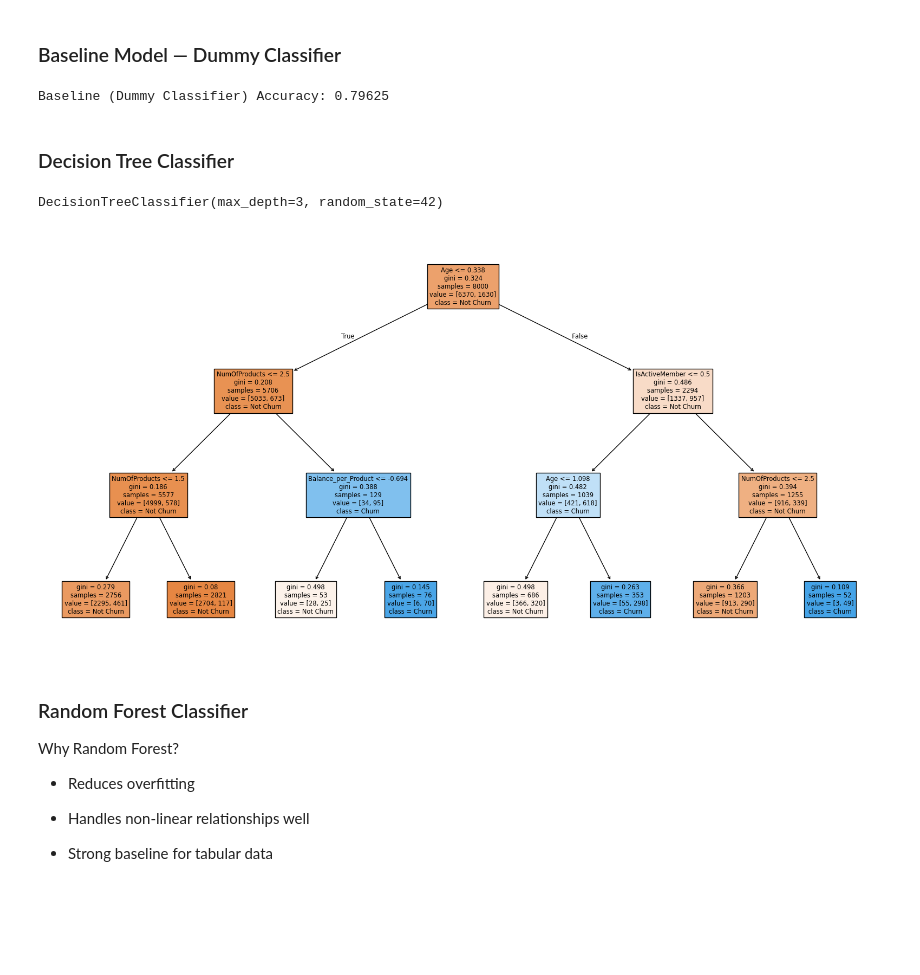
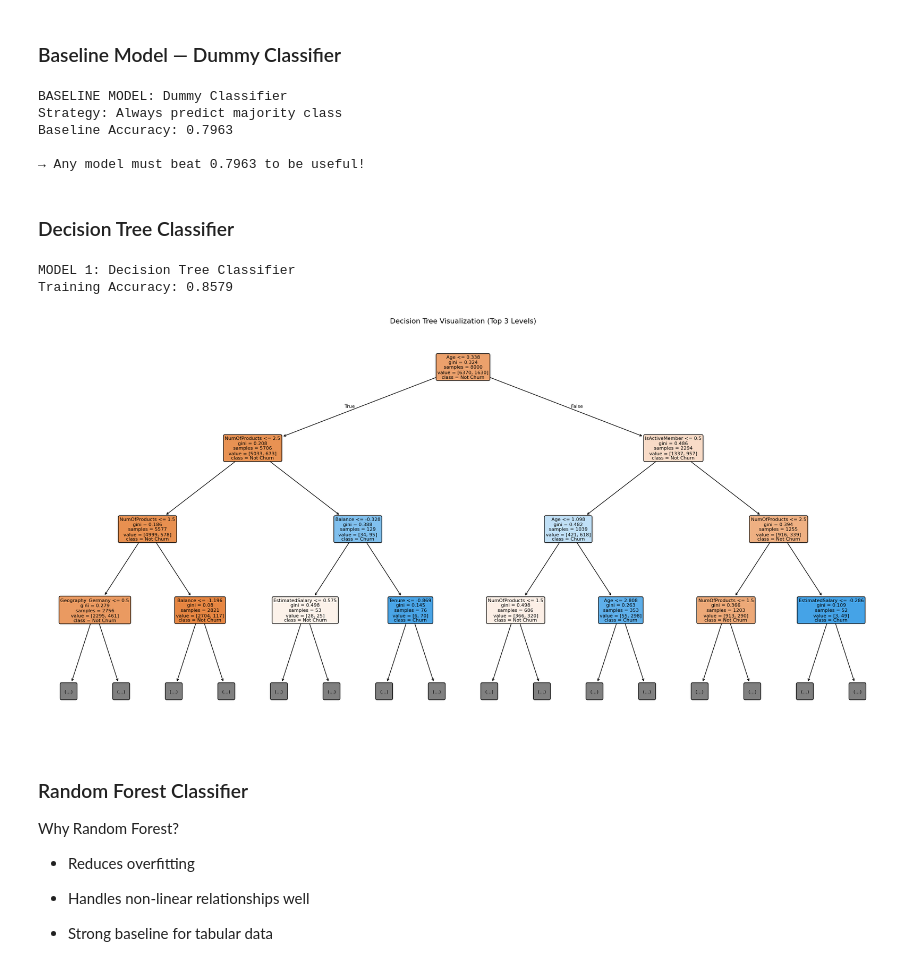
Before and after one commit to ankitkumarluhar-bot/BANK_CHURN, a Jupyter notebook: main.ipynb, the cells around one changed output. Drawn from its saved outputs; the diff is of its cells as text; code cells hidden in the pictures; blank space fills up the shorter version.

```diff
--- a/main.ipynb
+++ b/main.ipynb
@@ -59,4 +100,4 @@ X_train, X_test, y_train, y_test = train_test_split(
     test_size=0.20,
     random_state=RANDOM_SEED,
     stratify=y
-) # applying stratification to preserve class proportions in both sets
+)
@@ -155,7 +187,7 @@ X_train, X_test = X_train.align(X_test, join="left", axis=1, fill_value=0)
 ### Feature Creation (Derived Feature)
 # %%
 # Creating Balance_per_product
-# Customers with high balance but few products may churn. It helps us capture the customer engagement vs value.
+#Customers with high balance but few products may churn
 X_train["Balance_per_Product"] = (
     X_train["Balance"] / (X_train["NumOfProducts"] + 1)
 )
@@ -163,3 +195,17 @@ X_train["Balance_per_Product"] = (
 X_test["Balance_per_Product"] = (
     X_test["Balance"] / (X_test["NumOfProducts"] + 1)
 )
+
+#Age Group
+#Different age groups may have different churn patterns
+X_train["Is_Senior"] = (X_train["Age"] >= 50).astype(int)
+X_test["Is_Senior"] = (X_test["Age"] >= 50).astype(int)
+print("✓ Created: Is_Senior (Age >= 50)")
+
+#Is_Active_Member with Balance
+# Inactive members with balance might churn
+X_train["Inactive_with_Balance"] = ((X_train["IsActiveMember"] == 0) & (X_train["Balance"] > 0)).astype(int)
+X_test["Inactive_with_Balance"] = ((X_test["IsActiveMember"] == 0) & (X_test["Balance"] > 0)).astype(int)
+print("✓ Created: Inactive_with_Balance")
+
+print(f"\nFinal feature count: {X_train.shape[1]}")
@@ -198,41 +273,59 @@ Feature engineering and preprocessing were performed strictly on the training da
 from sklearn.dummy import DummyClassifier
 from sklearn.metrics import accuracy_score
 # %%
+print("BASELINE MODEL: Dummy Classifier")
 dummy_clf = DummyClassifier(strategy="most_frequent", random_state=RANDOM_SEED)
 dummy_clf.fit(X_train, y_train)
 
 y_train_pred_dummy = dummy_clf.predict(X_train)
 dummy_accuracy = accuracy_score(y_train, y_train_pred_dummy)
 
-print("Baseline (Dummy Classifier) Accuracy:", dummy_accuracy)
+print(f"Strategy: Always predict majority class")
+print(f"Baseline Accuracy: {dummy_accuracy:.4f}")
+print(f"\n→ Any model must beat {dummy_accuracy:.4f} to be useful!")
 # %% [output]
-Baseline (Dummy Classifier) Accuracy: 0.79625
+BASELINE MODEL: Dummy Classifier
+Strategy: Always predict majority class
+Baseline Accuracy: 0.7963
+
+→ Any model must beat 0.7963 to be useful!
 # %% [markdown]
 ### Decision Tree Classifier
 # %%
-from sklearn.tree import DecisionTreeClassifier
+from sklearn.tree import DecisionTreeClassifier, plot_tree
+print("MODEL 1: Decision Tree Classifier")
 dt_clf = DecisionTreeClassifier(
-    max_depth=3,
+    max_depth=5,
+    min_samples_split=20,
+    min_samples_leaf=10,
     random_state=RANDOM_SEED
 )
 
 dt_clf.fit(X_train, y_train)
+
+# Training accuracy
+dt_train_acc = accuracy_score(y_train, dt_clf.predict(X_train))
+print(f"Training Accuracy: {dt_train_acc:.4f}")
 # %% [output]
-DecisionTreeClassifier(max_depth=3, random_state=42)
+MODEL 1: Decision Tree Classifier
+Training Accuracy: 0.8579
 # %%
-# Tree visualisation
-from sklearn.tree import plot_tree
-
+# Tree visualization
 plt.figure(figsize=(20, 10))
 plot_tree(
     dt_clf,
     feature_names=X_train.columns,
     class_names=["Not Churn", "Churn"],
-    filled=True
+    filled=True,
+    rounded=True,
+    fontsize=8,
+    max_depth=3
 )
+plt.title("Decision Tree Visualization (Top 3 Levels)")
+plt.tight_layout()
 plt.show()
 # %% [output]
-[figure, old version]
+[figure, new version]
 # %% [markdown]
 ### Random Forest Classifier
 Why Random Forest?
```
Also changed, not shown: parts of 52 cells of this notebook.
